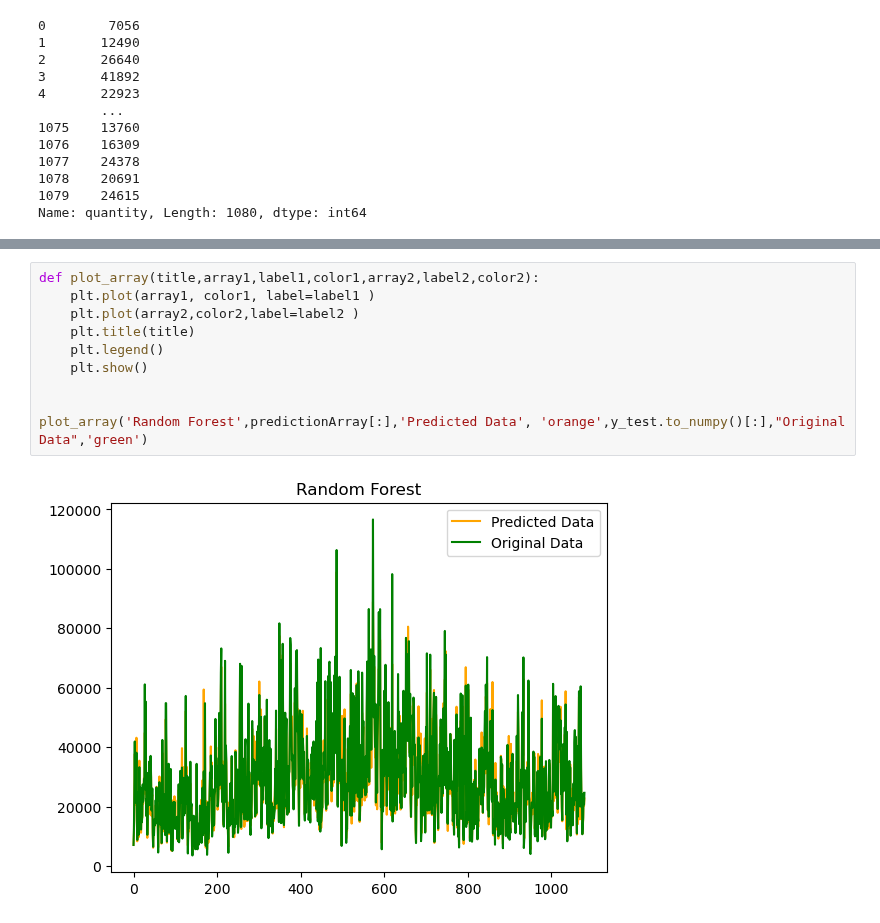
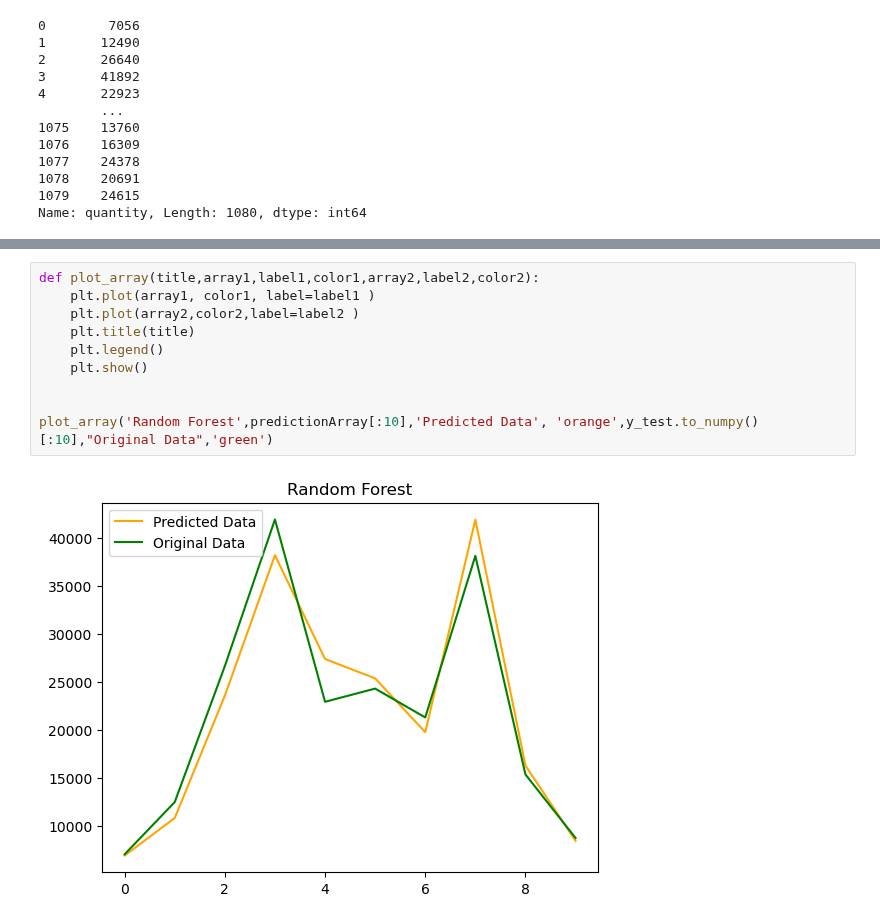
Before and after one commit to sachinsatyapira/Soft_drinkSales_predication, a Jupyter notebook: random_forest.ipynb, the cells around one changed output, grey strips where cells are left out. Cells and saved outputs as stored; diff of their text form.

```diff
--- a/random_forest.ipynb
+++ b/random_forest.ipynb
@@ -219,12 +219,12 @@ plot_array(y_test.to_numpy()[:], 'Original Values','red')
 # %%
 def plot_array(title,array1,label1,color1,array2,label2,color2):
     plt.plot(array1, color1, label=label1 )
     plt.plot(array2,color2,label=label2 )
     plt.title(title)
     plt.legend()
     plt.show()
 
 
-plot_array('Random Forest',predictionArray[:],'Predicted Data', 'orange',y_test.to_numpy()[:],"Original Data",'green')
+plot_array('Random Forest',predictionArray[:10],'Predicted Data', 'orange',y_test.to_numpy()[:10],"Original Data",'green')
 # %% [output]
-[figure, old version]
+[figure, new version]
```
Also changed, not shown: parts of 4 cells of this notebook, 9 other files.
